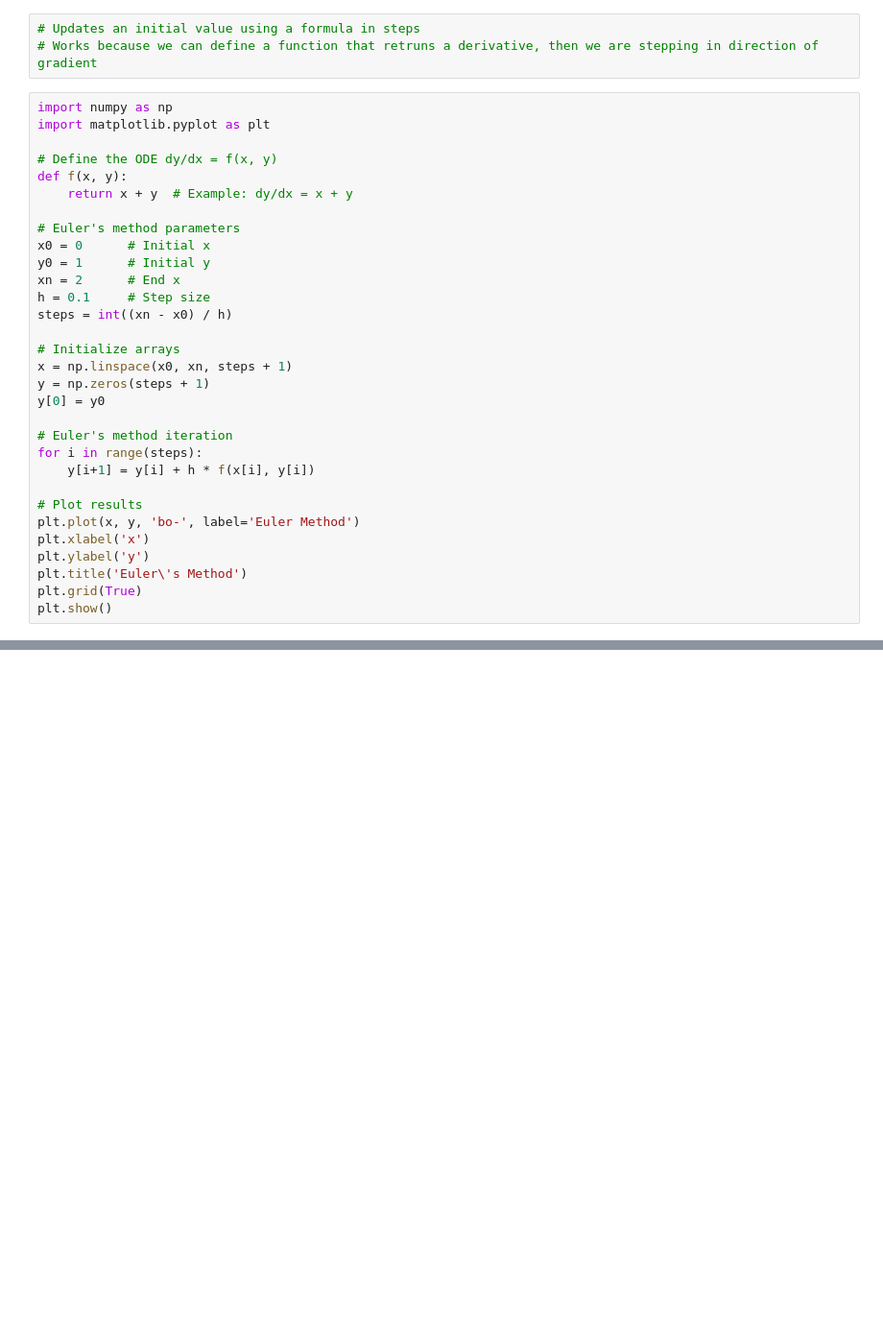
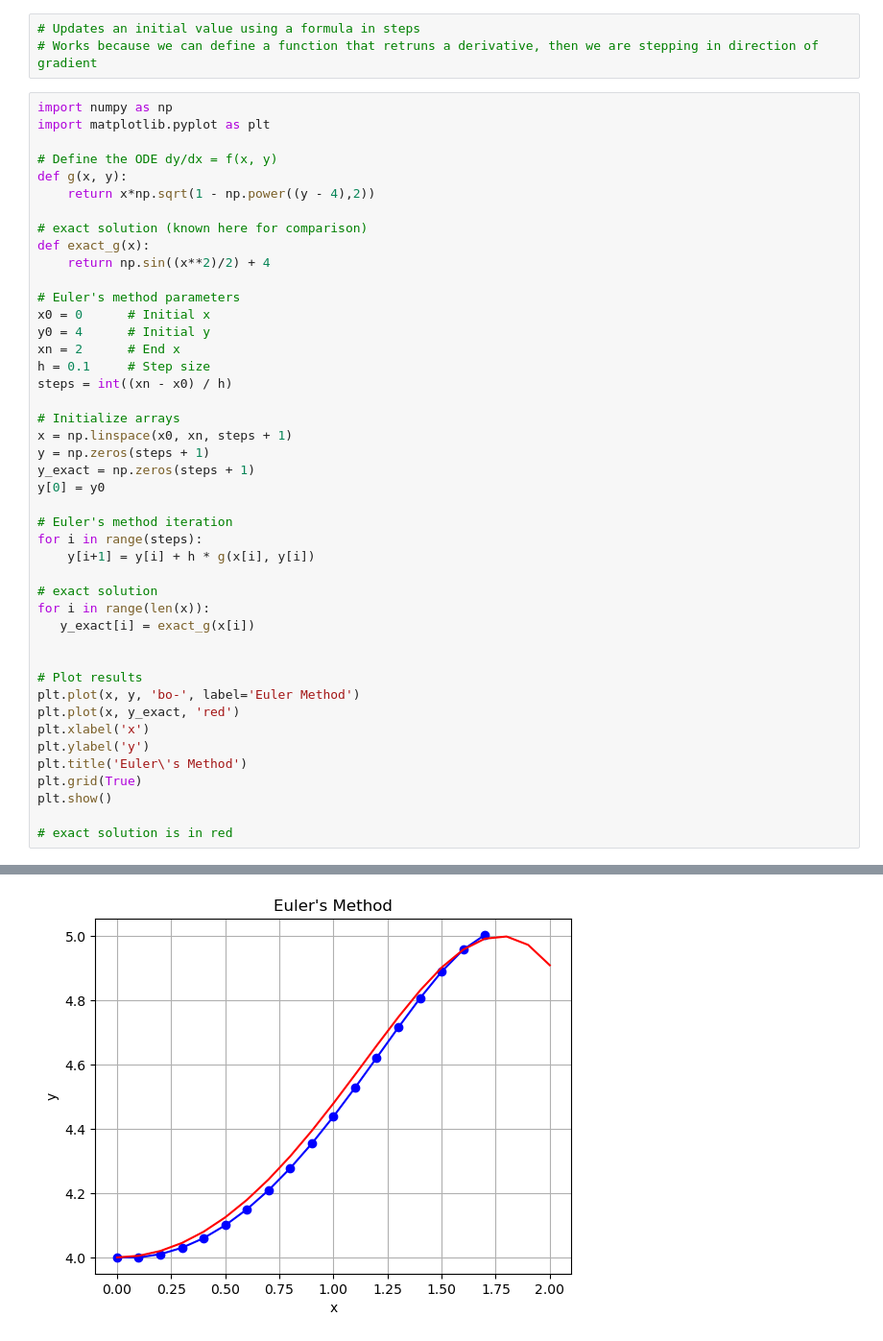
Before and after one commit to simonjcaven/LEET-CODE, a Jupyter notebook: Computational Science.ipynb, the cells around one changed output, grey strips where cells are left out. Shown at 96% size. Cells and saved outputs as stored; diff of their text form; blank space fills up the shorter version.

```diff
--- a/Computational Science.ipynb
+++ b/Computational Science.ipynb
@@ -224,12 +235,16 @@ import numpy as np
 import matplotlib.pyplot as plt
 
 # Define the ODE dy/dx = f(x, y)
-def f(x, y):
-    return x + y  # Example: dy/dx = x + y
+def g(x, y):
+    return x*np.sqrt(1 - np.power((y - 4),2))
+
+# exact solution (known here for comparison)
+def exact_g(x):
+    return np.sin((x**2)/2) + 4
 
 # Euler's method parameters
 x0 = 0      # Initial x
-y0 = 1      # Initial y
+y0 = 4      # Initial y
 xn = 2      # End x
 h = 0.1     # Step size
 steps = int((xn - x0) / h)
@@ -237,17 +252,26 @@ steps = int((xn - x0) / h)
 # Initialize arrays
 x = np.linspace(x0, xn, steps + 1)
 y = np.zeros(steps + 1)
+y_exact = np.zeros(steps + 1)
 y[0] = y0
 
 # Euler's method iteration
 for i in range(steps):
-    y[i+1] = y[i] + h * f(x[i], y[i])
+    y[i+1] = y[i] + h * g(x[i], y[i])
+
+# exact solution
+for i in range(len(x)):
+   y_exact[i] = exact_g(x[i])
+
 
 # Plot results
 plt.plot(x, y, 'bo-', label='Euler Method')
+plt.plot(x, y_exact, 'red')
 plt.xlabel('x')
 plt.ylabel('y')
 plt.title('Euler\'s Method')
 plt.grid(True)
 plt.show()
+
+# exact solution is in red
 # %% [output]
@@ -255,0 +282 @@ ImportError: numpy.core.multiarray failed to import
+[figure, added]
```
Also changed, not shown: parts of 4 cells of this notebook.
